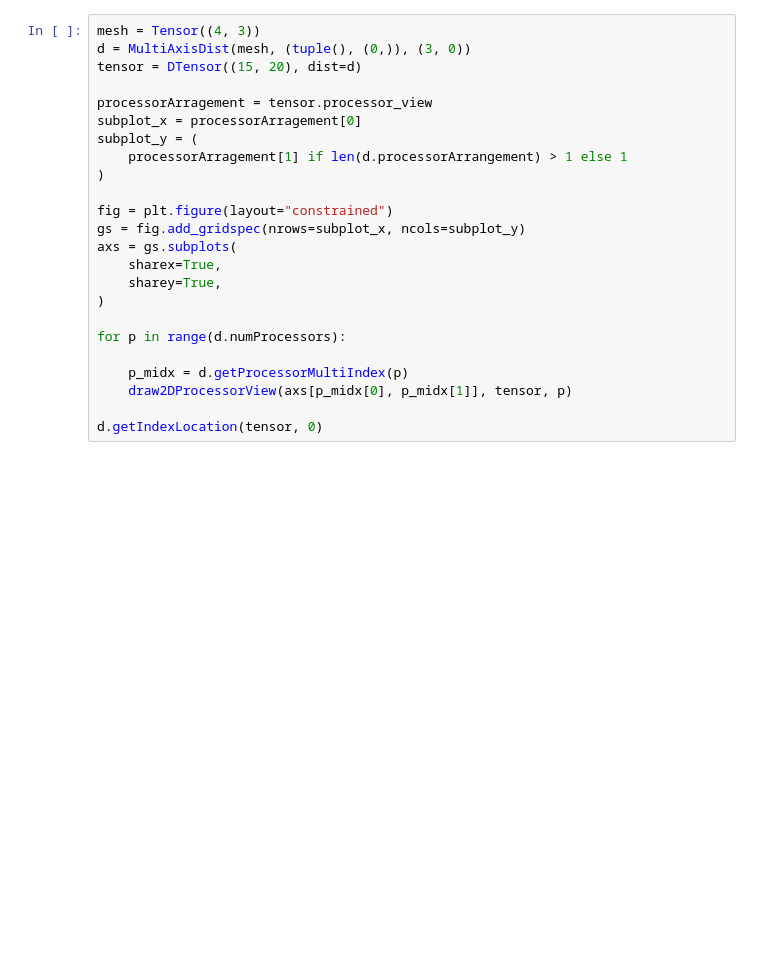
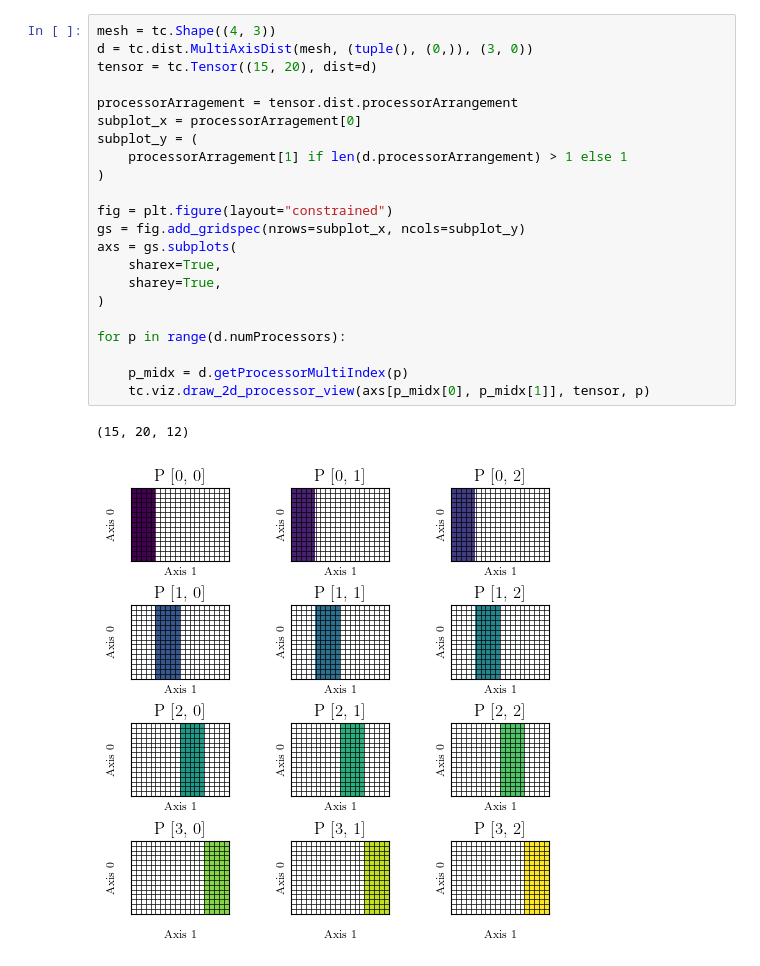
Before and after one commit to Helmholtz-AI-Energy/tensorcraft, a Jupyter notebook: notebooks/viz_basics.ipynb, the cells around one changed output. Drawn from its saved outputs; the diff is of its cells as text; blank space fills up the shorter version.

```diff
--- a/notebooks/viz_basics.ipynb
+++ b/notebooks/viz_basics.ipynb
@@ -52,26 +57,27 @@ draw3DMesh(fig.add_subplot(111, projection="3d"), mesh)
 # %%
-mesh = Tensor((4, 3))
-d = MultiAxisDist(mesh, (tuple(), (0,)), (3, 0))
-tensor = DTensor((15, 20), dist=d)
+mesh = tc.Shape((4, 3))
+d = tc.dist.MultiAxisDist(mesh, (tuple(), (0,)), (3, 0))
+tensor = tc.Tensor((15, 20), dist=d)
 
-processorArragement = tensor.processor_view
+processorArragement = tensor.dist.processorArrangement
 subplot_x = processorArragement[0]
 subplot_y = (
     processorArragement[1] if len(d.processorArrangement) > 1 else 1
 )
 
 fig = plt.figure(layout="constrained")
 gs = fig.add_gridspec(nrows=subplot_x, ncols=subplot_y)
 axs = gs.subplots(
     sharex=True,
     sharey=True,
 )
 
 for p in range(d.numProcessors):
 
     p_midx = d.getProcessorMultiIndex(p)
-    draw2DProcessorView(axs[p_midx[0], p_midx[1]], tensor, p)
-
-d.getIndexLocation(tensor, 0)
+    tc.viz.draw_2d_processor_view(axs[p_midx[0], p_midx[1]], tensor, p)
+# %% [output]
+(15, 20, 12)
+[figure, added]
 # %%
 fig = plt.figure(layout="constrained")
```
Also changed, not shown: parts of 14 cells of this notebook, 19 other files.
